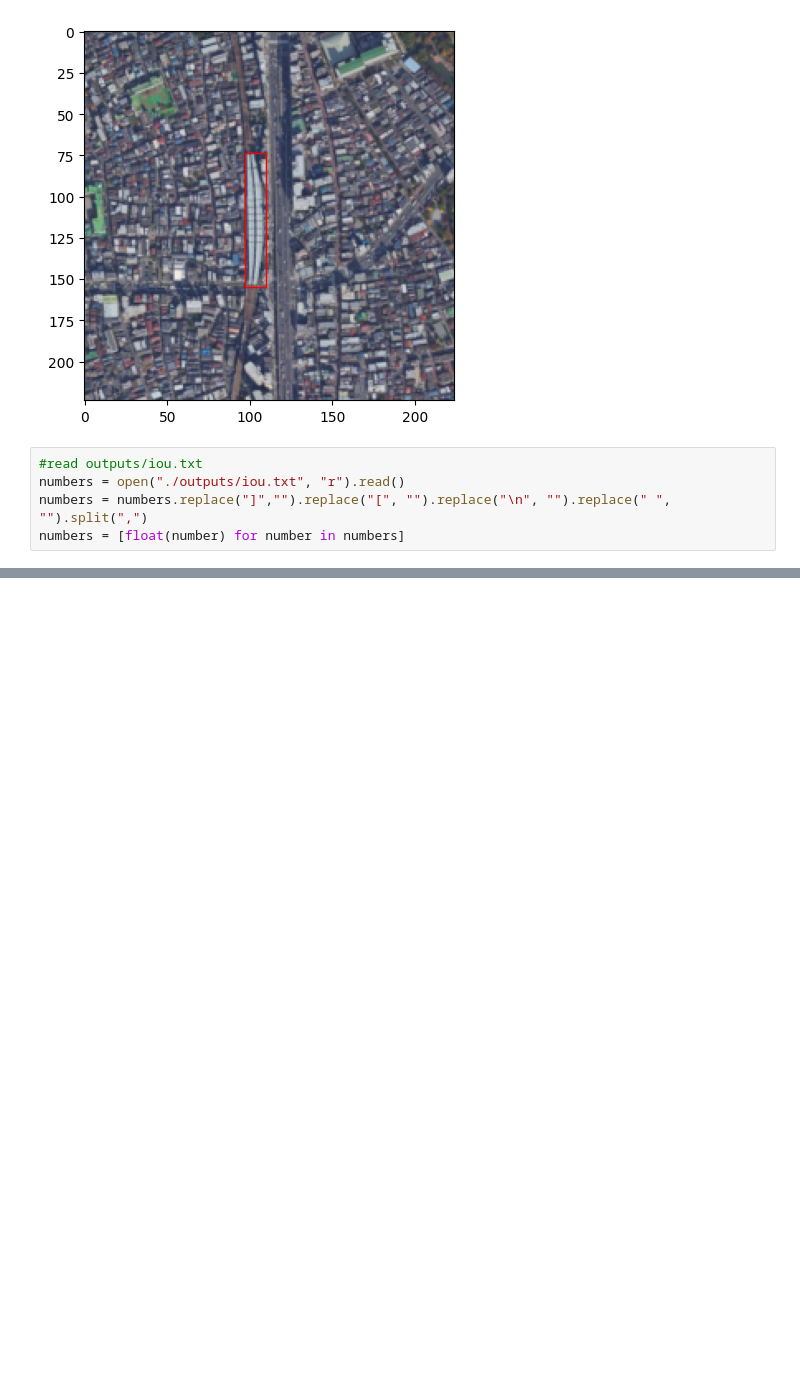
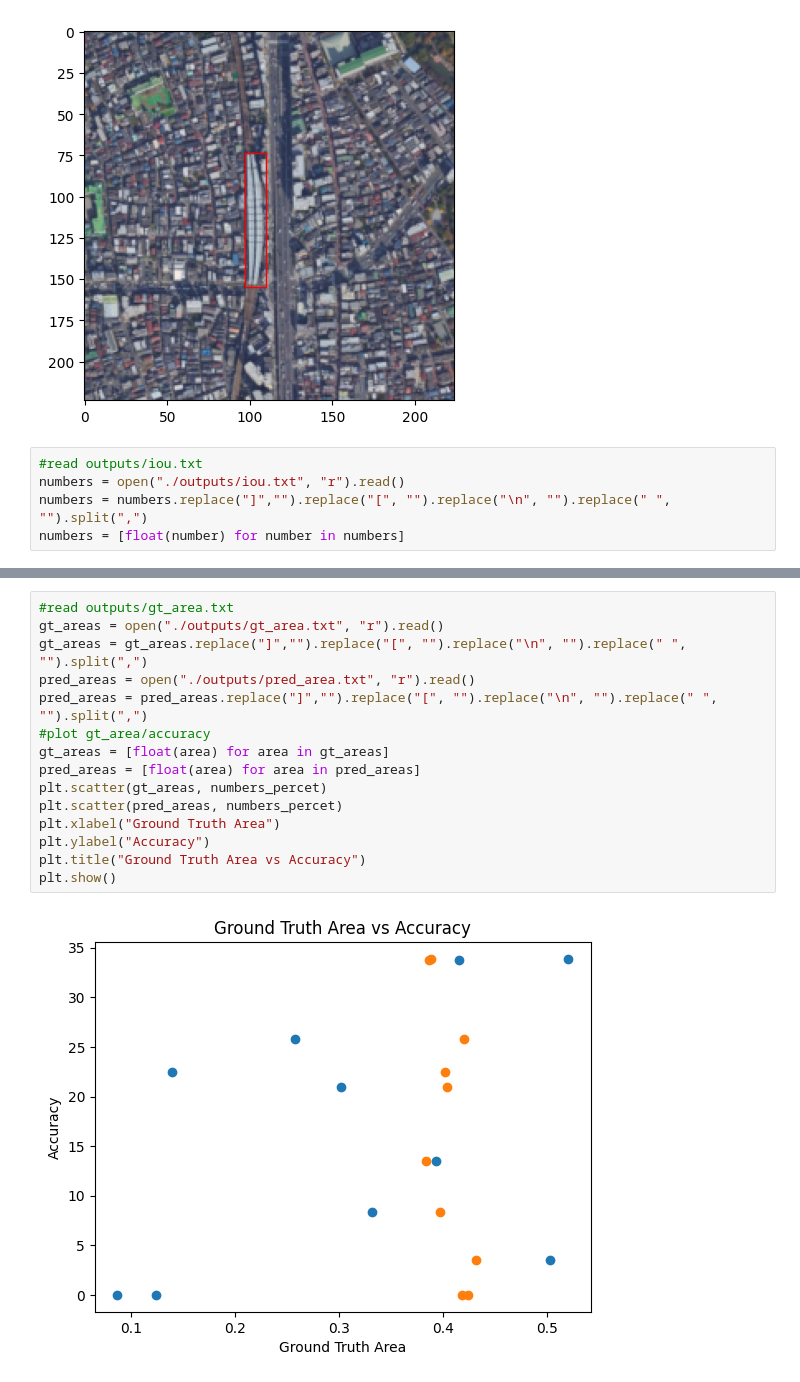
Before and after one commit to pyzone49/clip-vg-teledetection, a Jupyter notebook: test.ipynb, the cells around one changed output, grey strips where cells are left out. Cells and saved outputs as stored; diff of their text form; blank space fills up the shorter version.

```diff
--- a/test.ipynb
+++ b/test.ipynb
@@ -95,0 +96,17 @@ plt.show()
+# %%
+#read outputs/gt_area.txt
+gt_areas = open("./outputs/gt_area.txt", "r").read()
+gt_areas = gt_areas.replace("]","").replace("[", "").replace("\n", "").replace(" ", "").split(",")
+pred_areas = open("./outputs/pred_area.txt", "r").read()
+pred_areas = pred_areas.replace("]","").replace("[", "").replace("\n", "").replace(" ", "").split(",")
+#plot gt_area/accuracy
+gt_areas = [float(area) for area in gt_areas]
+pred_areas = [float(area) for area in pred_areas]
+plt.scatter(gt_areas, numbers_percet)
+plt.scatter(pred_areas, numbers_percet)
+plt.xlabel("Ground Truth Area")
+plt.ylabel("Accuracy")
+plt.title("Ground Truth Area vs Accuracy")
+plt.show()
+# %% [output]
+[figure, added]
```
Also changed, not shown: parts of 2 cells of this notebook, 26 other files.
